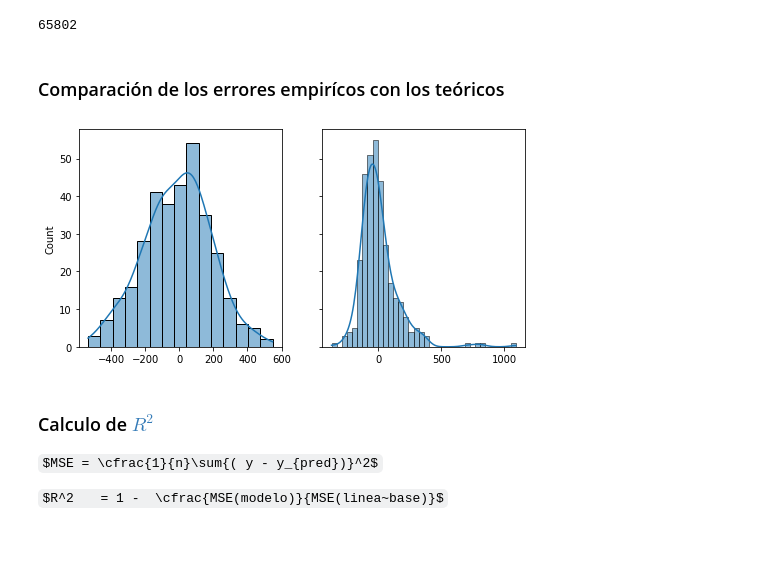
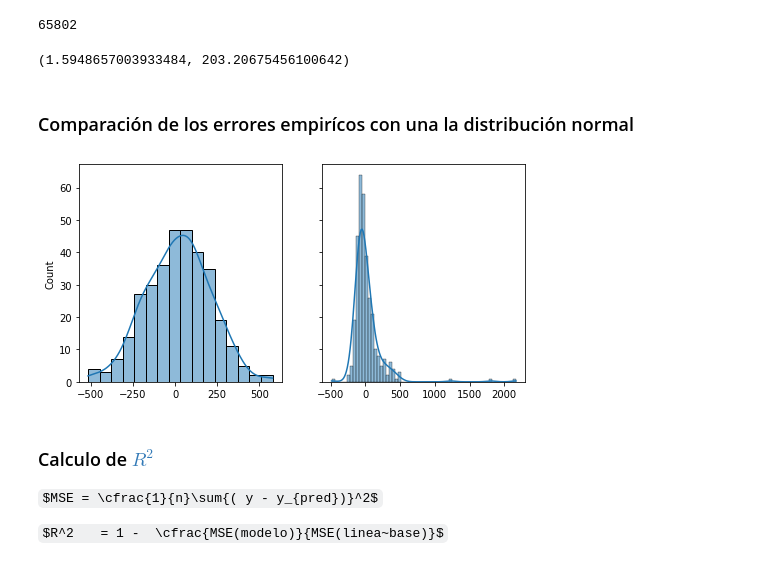
Before and after one commit to AnIsAsPe/Regresion-Robusta-para-estimar-tiempo-de-respuesta-de-un-servicio-de-emergencia, a Jupyter notebook: Response_time_Paris_Fire_Brigade.ipynb, the cells around one changed output. Saved outputs shown, nothing was run; the diff lists cells and outputs as text; code cells hidden in the pictures; some formulas as TeX source.

```diff
--- a/Response_time_Paris_Fire_Brigade.ipynb
+++ b/Response_time_Paris_Fire_Brigade.ipynb
@@ -481,6 +481,6 @@ df['delta departure-presentation'].quantile(.97)
 # %%
 df['outlier'] = 0
-filtro_out = df['delta departure-presentation'] > df['delta departure-presentation'].quantile(.97)
+filtro_out = df['delta departure-presentation'] > df['delta departure-presentation'].quantile(.975)
 df.loc[filtro_out,'outlier'] = 1
 # %%
 df['outlier'].value_counts()
@@ -561,5 +562,15 @@ errores = (np.array(Z_test) - Z_pred)
 len(errores)
 # %% [output]
 65802
+# %%
+#una de las hipotesis de la regresión es que los errores son
+#independientes  entre sí, teniendo una distribución normal
+
+media = np.mean(Z_test - Z_pred)
+des_est = np.sqrt(np.var(Z_test - Z_pred))
+
+media,des_est
+# %% [output]
+(1.5948657003933484, 203.20675456100642)
 # %% [markdown]
-### Comparación de los errores empirícos con los teóricos
+### Comparación de los errores empirícos con una la distribución normal
@@ -573,13 +577,22 @@ des_est = np.sqrt(np.var(Z_test - Z_pred))
 # %%
-# Comparación de la distribución teórica y empirica de los errores
+# Comparación de la distribución teórica(normal) y empirica de los errores
+
+# Se elige una submuestra (%0.5) con el propósito de obtener una mejor visualización
+errores_empiricos = np.random.choice(errores, 329)
+
+# Se obtienen 329 valores a partir de la distribución normal (teorica) usando la media
+# y la desviación de los errores
 errores_teoricos = np.random.normal(media, des_est, 329)
 
+# Comparamos las gráficas de ambas distribuciones
+
 fig, ax = plt.subplots(1, 2, figsize=(8, 4), sharey='all')
-for dat, subplot in zip((errores_teoricos, errores_), ax.flatten()):
+for dat, subplot in zip((errores_teoricos, errores_empiricos), ax.flatten()):
   sns.histplot(x=dat, ax=subplot, kde=True, )
+
 plt.show()
 # %% [output]
-[figure, old version]
+[figure, new version]
 # %% [markdown]
 ### Calculo de [$R^2$](https://docs.google.com/presentation/d/1k0aYwEBzaaAkWjX6jRKAc40nKHi3FROkJwtXCOE22mI/edit#slide=id.ga8926b2cd2_0_14)
 
```
Also changed, not shown: parts of 12 cells of this notebook.
